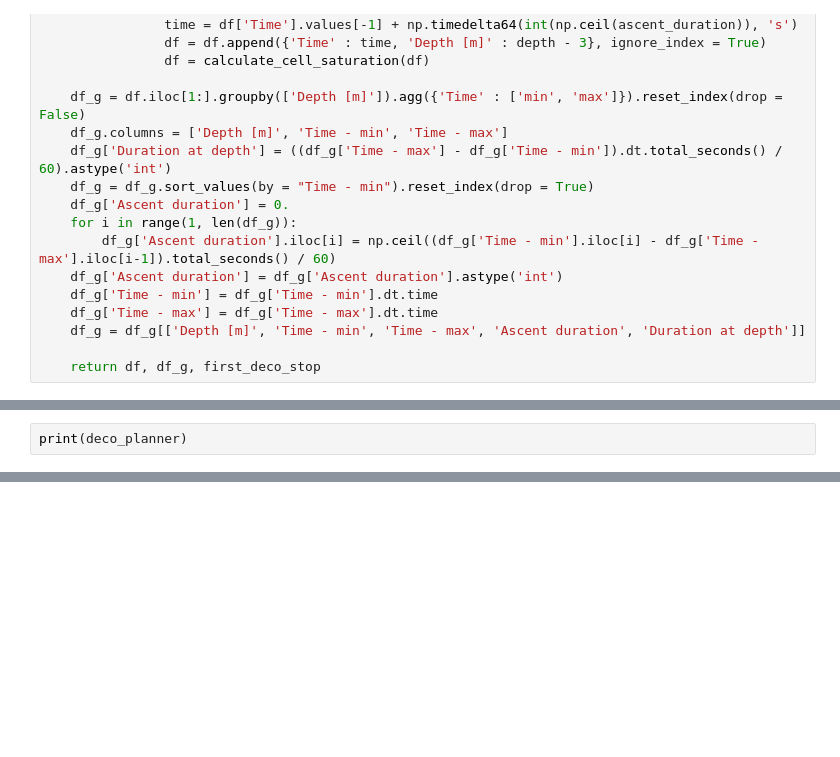
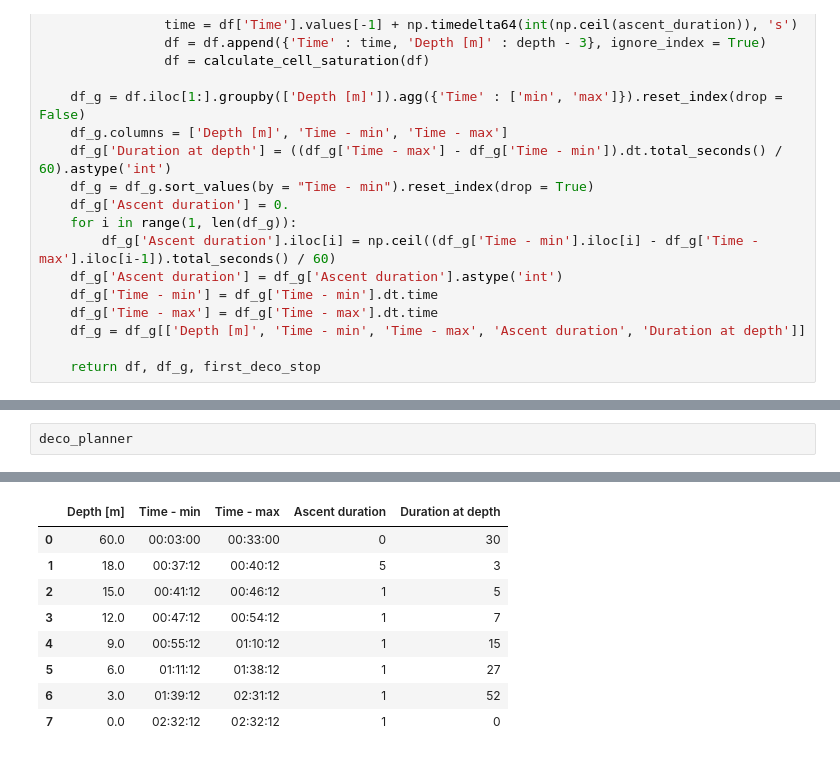
Before and after one commit to BenoitPierson/Deco, a Jupyter notebook: Deco planner V2.ipynb, the cells around one changed output, grey strips where cells are left out. Drawn from its saved outputs; the diff is of its cells as text; blank space fills up the shorter version.

```diff
--- a/Deco planner V2.ipynb
+++ b/Deco planner V2.ipynb
@@ -217,5 +223,5 @@ A value is trying to be set on a copy of a slice from a DataFrame
 See the caveats in the documentation: https://pandas.pydata.org/pandas-docs/stable/user_guide/indexing.html#returning-a-view-versus-a-copy
   self._setitem_single_block(indexer, value, name)
 # %%
-print(deco_planner)
+deco_planner
 # %% [output]
@@ -231,3 +228,12 @@ print(deco_planner)
+|  | Depth [m] | Time - min | Time - max | Ascent duration | Duration at depth |
+| 0 | 60.0 | 00:03:00 | 00:33:00 | 0 | 30 |
+| 1 | 18.0 | 00:37:12 | 00:40:12 | 5 | 3 |
+| 2 | 15.0 | 00:41:12 | 00:46:12 | 1 | 5 |
+| 3 | 12.0 | 00:47:12 | 00:54:12 | 1 | 7 |
+| 4 | 9.0 | 00:55:12 | 01:10:12 | 1 | 15 |
+| 5 | 6.0 | 01:11:12 | 01:38:12 | 1 | 27 |
+| 6 | 3.0 | 01:39:12 | 02:31:12 | 1 | 52 |
+| 7 | 0.0 | 02:32:12 | 02:32:12 | 1 | 0 |
 # %%
 start = df['Time'].min()
 end = df['Time'].max()
```
Also changed, not shown: parts of 24 cells of this notebook.
